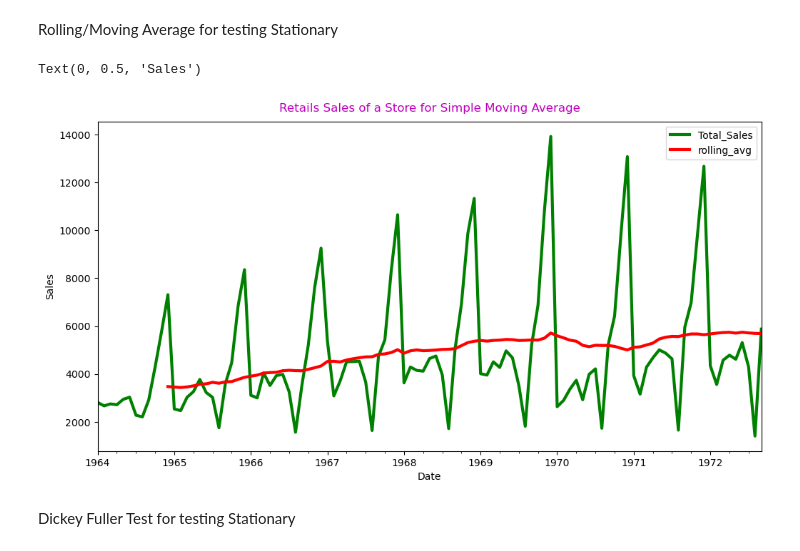
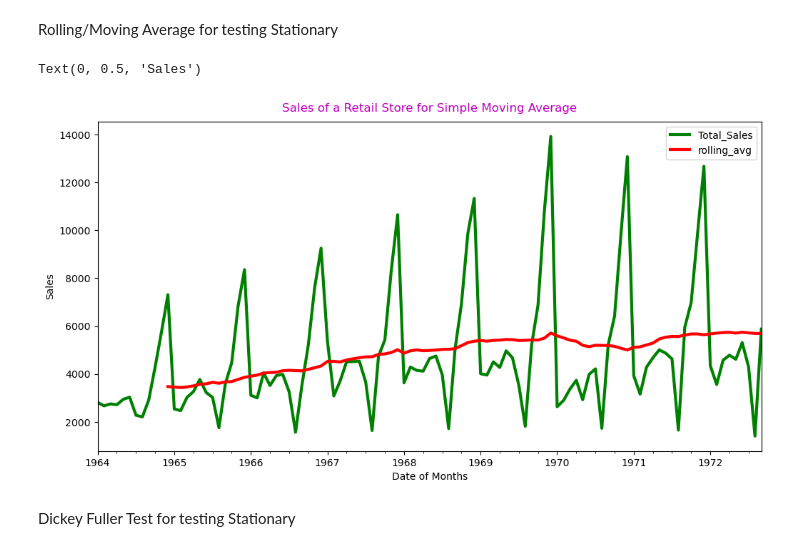
Before and after one commit to Bikas0/Sales-of-a-Retail-Store, a Jupyter notebook: Business Automation Ltd. Interview Skill Test/Predicting Monthly Sales for a Retail Stores.ipynb, the cells around one changed output. Drawn from its saved outputs; the diff is of its cells as text; code cells hidden in the pictures.

```diff
--- a/Business Automation Ltd. Interview Skill Test/Predicting Monthly Sales for a Retail Stores.ipynb
+++ b/Business Automation Ltd. Interview Skill Test/Predicting Monthly Sales for a Retail Stores.ipynb
@@ -109,13 +163,13 @@ Rolling/Moving Average for testing Stationary
 # %%
 dataset['rolling_avg'] = dataset.Total_Sales.rolling(12).mean()
 colors = ['g', 'r']
 dataset[["Total_Sales", "rolling_avg"]].plot(color=colors, linewidth=3, figsize=(12,6))
-plt.title("Retails Sales of a Store for Simple Moving Average", pad = 10, c = 'm')
-plt.xlabel('Date')
+plt.title("Sales of a Retail Store for Simple Moving Average", pad = 10, c = 'm')
+plt.xlabel('Date of Months')
 plt.ylabel('Sales')
 # %% [output]
 Text(0, 0.5, 'Sales')
-[figure, old version]
+[figure, new version]
 # %% [markdown]
 Dickey Fuller Test for testing Stationary
 # %%
```
Also changed, not shown: parts of 55 cells of this notebook.
